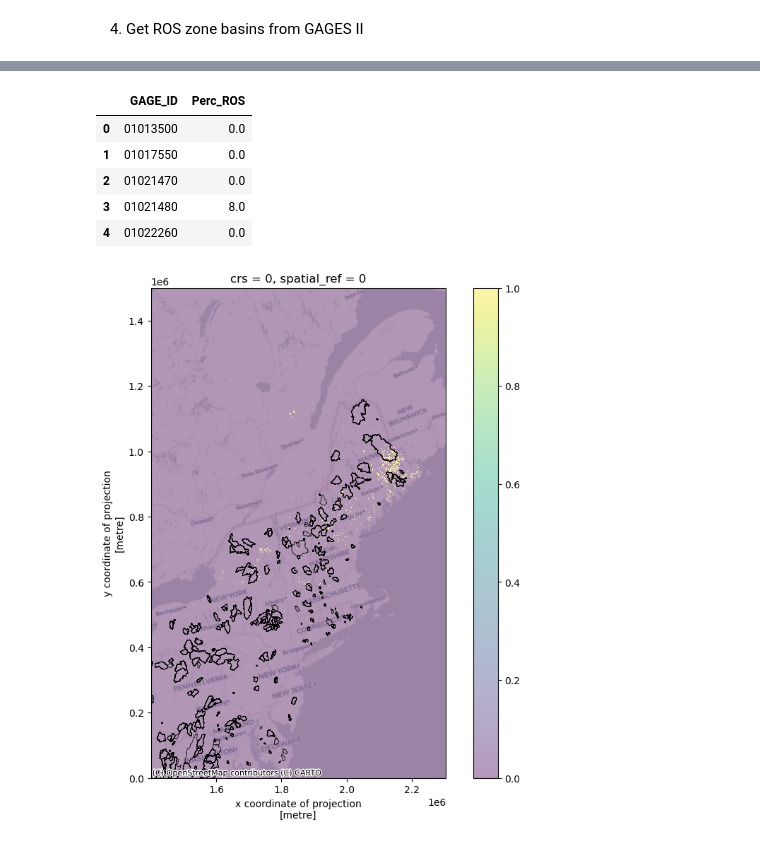
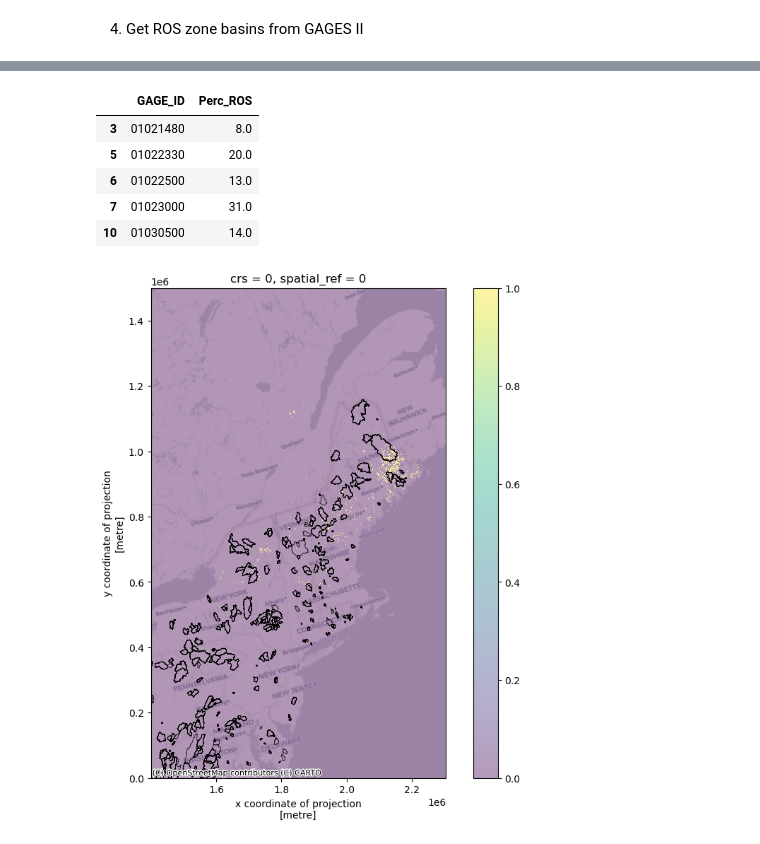
Before and after one commit to moralesvm/rain-on-snow, a Jupyter notebook: ros-workflow/ros_NE.ipynb, the cells around one changed output, grey strips where cells are left out. Drawn from its saved outputs; the diff is of its cells as text; code cells hidden in the pictures.

```diff
--- a/ros-workflow/ros_NE.ipynb
+++ b/ros-workflow/ros_NE.ipynb
@@ -82,11 +84,14 @@ Wall time: 22min 40s
 # %%
 # Load GAGES II basins
 shpPath = '~/netfiles/ciroh/mmorales/ROS_project/shapefiles/GAGES_II/boundaries_shapefiles_by_aggeco/boundaries-shapefiles-by-aggeco/'
-fname = 'bas_ref_all.shp'
-#fname = 'bas_nonref_NorthEast.shp'
-shapefile = f'{shpPath}{fname}'
+fname_ref = 'bas_ref_all.shp'
+fname_nonref = 'bas_nonref_NorthEast.shp'
+
+shapefile_ref = f'{shpPath}{fname_ref}'
+shapefile_nonref = f'{shpPath}{fname_nonref}'
 # %%
 # Prepares basins shapefile in the NWM projection and subsets them to the domain extension
-bsns_shp = ros.prepare_spatial_assets(ds = ds_ne, shp_path = shapefile)
+ref_bsns_shp = ros.prepare_spatial_assets(ds = ds_ne, shp_path = shapefile_ref)
+nonref_bsns_shp = ros.prepare_spatial_assets(ds = ds_ne, shp_path = shapefile_nonref)
 # %% [output]
 Automatic Setup Complete: 304 basins selected.
@@ -93,5 +106,7 @@ Automatic Setup Complete: 304 basins selected.
 # %%
 %%time
+# For time testing purposes
+
 # The function will return a dataframe with the basins and % of grid cells within the ROS zone
-ros_zone_bsns_df = ros.get_ros_basins(ros_zone = ros_zone,shp = bsns_shp)
+ros_zone_ref_bsns = ros.get_ros_basins(ros_zone = ros_zone, shp = ref_bsns_shp)
 # %% [output]
@@ -100,12 +115,12 @@ Wall time: 2.56 s
 # %%
-ros_zone_bsns_df.head()
+ros_zone_ref_bsns.head()
 # %% [output]
 |  | GAGE_ID | Perc_ROS |
-| 0 | 01013500 | 0.0 |
-| 1 | 01017550 | 0.0 |
-| 2 | 01021470 | 0.0 |
 | 3 | 01021480 | 8.0 |
-| 4 | 01022260 | 0.0 |
+| 5 | 01022330 | 20.0 |
+| 6 | 01022500 | 13.0 |
+| 7 | 01023000 | 31.0 |
+| 10 | 01030500 | 14.0 |
 # %%
 # Let's take a look at the basins and ros zone
 #shp = geopandas.read_file(shpPath, layer='bas_ref_all')
```
Also changed, not shown: parts of 28 cells of this notebook.
